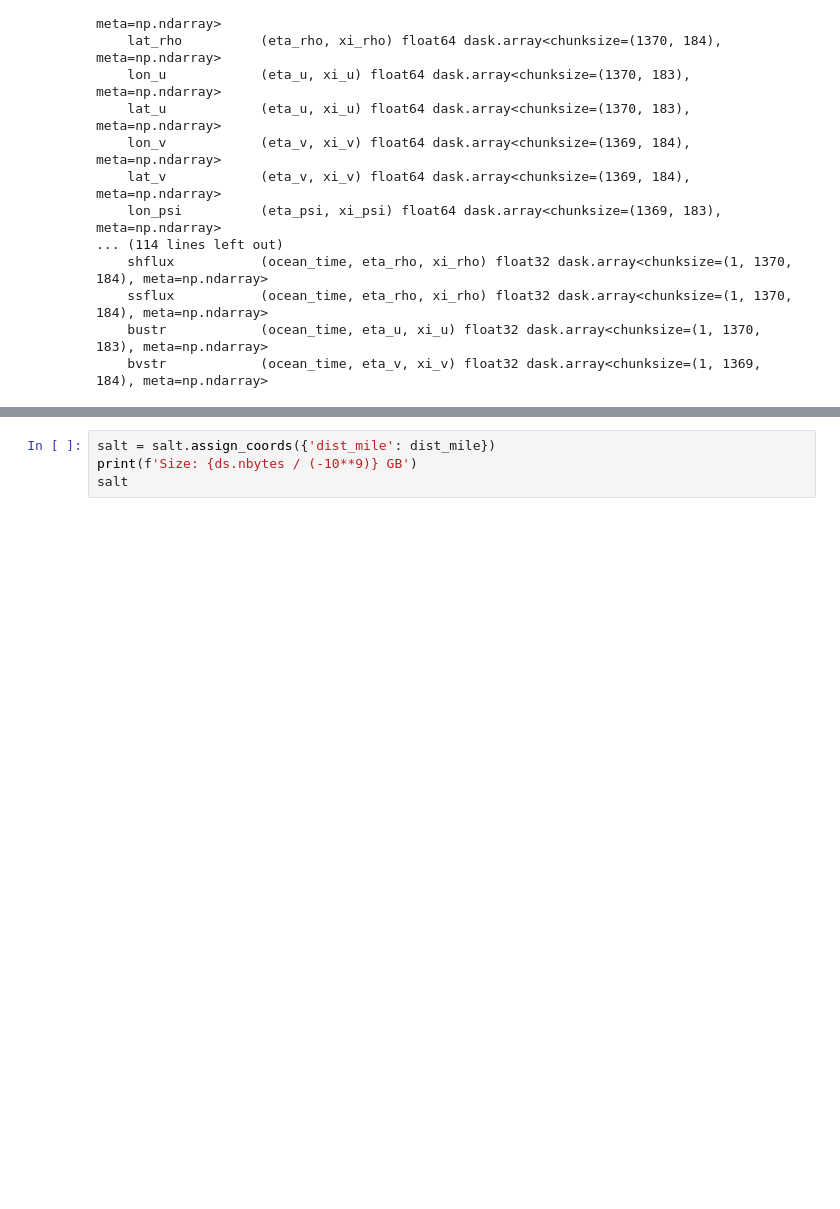
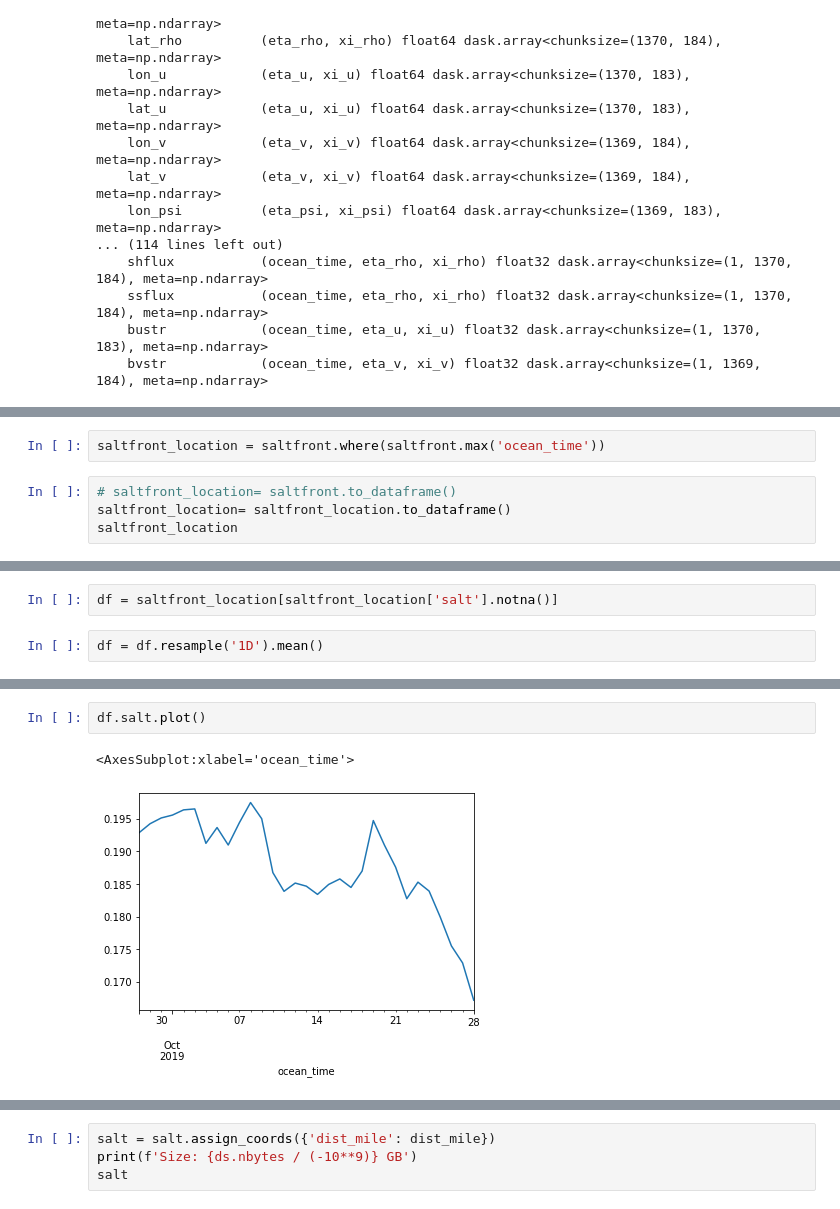
Before and after one commit to galengorski/drb-estuary-salinity-ml, a Jupyter notebook: COAWST_model_scripts.ipynb, the cells around one changed output, grey strips where cells are left out. Drawn from its saved outputs; the diff is of its cells as text; blank space fills up the shorter version.

```diff
--- a/COAWST_model_scripts.ipynb
+++ b/COAWST_model_scripts.ipynb
@@ -228,0 +489,6 @@ Coordinates:
+# %%
+saltfront_location = saltfront.where(saltfront.max('ocean_time'))
+# %%
+# saltfront_location= saltfront.to_dataframe()
+saltfront_location= saltfront_location.to_dataframe()
+saltfront_location
@@ -228,0 +559,4 @@ Coordinates:
+# %%
+df = saltfront_location[saltfront_location['salt'].notna()]
+# %%
+df = df.resample('1D').mean()
@@ -228,0 +584,5 @@ Coordinates:
+# %%
+df.salt.plot()
+# %% [output]
+<AxesSubplot:xlabel='ocean_time'>
+[figure, added]
```
Also changed, not shown: parts of 85 cells of this notebook, 3 other files.
